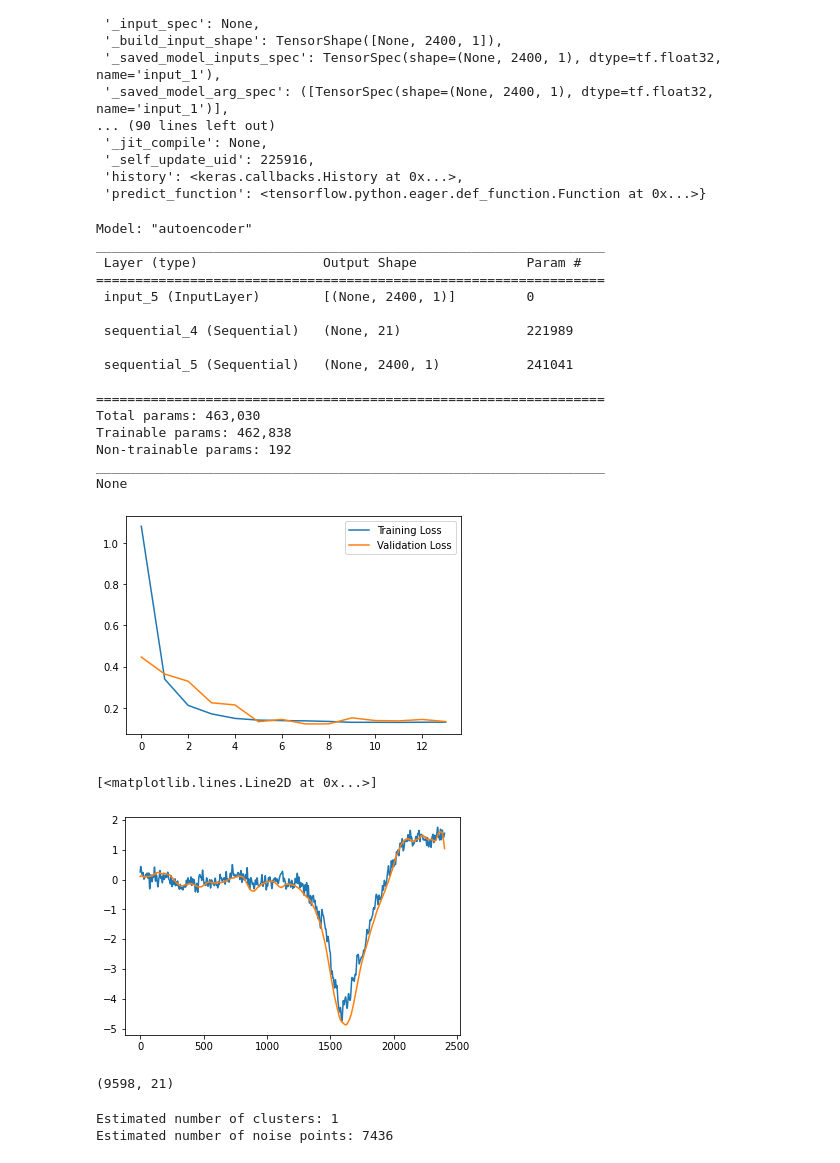
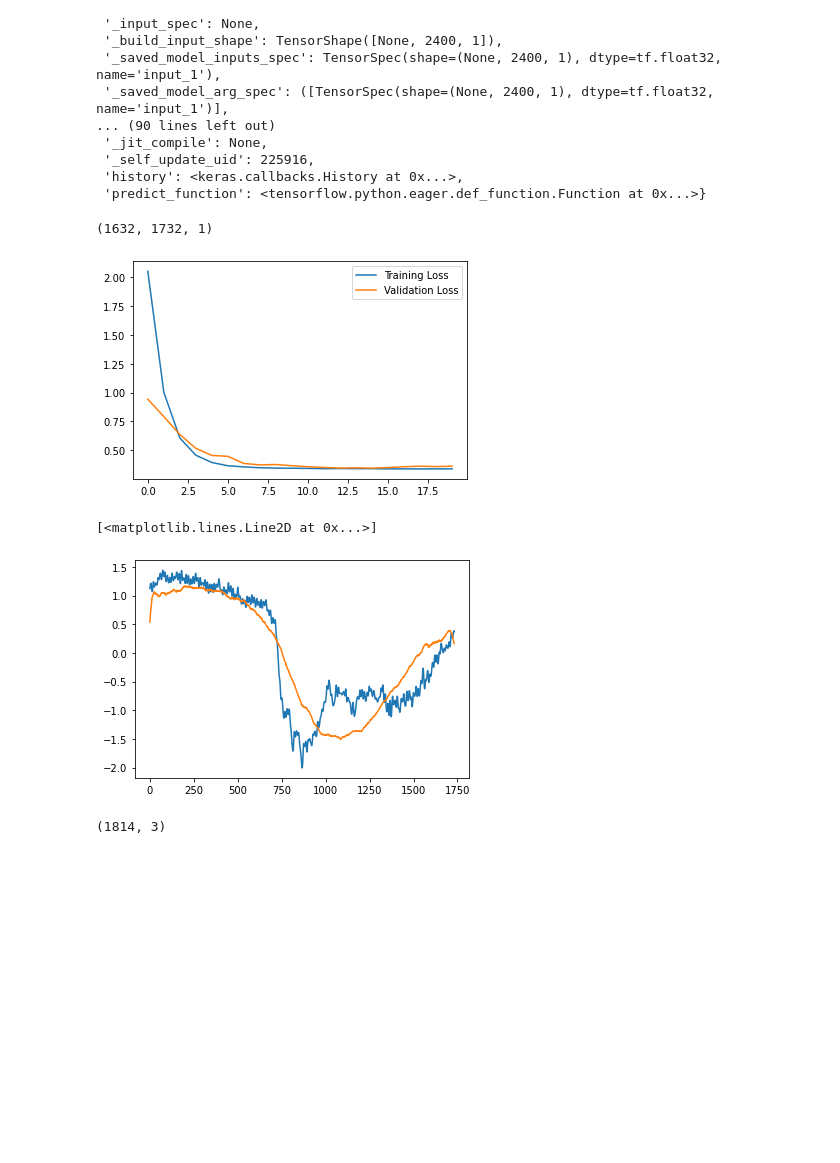
Before and after one commit to regevti/lfp_clustering, a Jupyter notebook: notebooks/autoencoder.ipynb, the cells around one changed output. Drawn from its saved outputs; the diff is of its cells as text; code cells hidden in the pictures; blank space fills up the shorter version.

```diff
--- a/notebooks/autoencoder.ipynb
+++ b/notebooks/autoencoder.ipynb
@@ -82,16 +28,6 @@ v, t = rd.read(i_start=int(2*3600*rd.fs), i_stop=int(2.5*3600*rd.fs))
 ## Train
 # %%
 # savemat('../output/annotation_set.mat', {'x_train': x_train, 'labels': labels})
-m = loadmat('../output/annotation_set.mat')
-x_train, labels = m['x_train'], m['labels']
+m = loadmat('/media/sil2/Data/regev/stellagama/annotation_set.mat')
+x_train, x_test, labels = m['x_train'], m['x_test'], m['labels']
+labels = np.char.strip(labels)
-# %%
-x_train, labels = build_annotation_set()
-x_train.shape
-# %%
-if len(x_train.shape) == 2:
-    x_train = x_train.reshape((*x_train.shape, 1))
-scaler = TimeSeriesScalerMeanVariance()
-x_train = scaler.fit_transform(x_train)
-x_train, x_test = train_test_split(x_train, test_size=0.1)
-print(f'Train set shape: {x_train.shape}')
-print(f'Test set shape: {x_test.shape}')
@@ -103,3 +34,6 @@ savemat('/media/sil2/Data/regev/stellagama/annotation_set.mat', {'x_train': x_tr
+# %%
+x_train = x_train[:, :1732, :]
+x_test = x_test[:, :1732, :]
 # %%
 def build_model(hp):
     kernel_size = hp.Int("kernel_size", min_value=7, max_value=57, step=5)
@@ -262,41 +144,29 @@ vars(best_model)
  '_self_update_uid': 225916,
  'history': <keras.callbacks.History at 0x...>,
  'predict_function': <tensorflow.python.eager.def_function.Function at 0x...>}
+# %%
+x_train.shape
+# %% [output]
+(1632, 1732, 1)
 # %%
-ae, encoder, _ = conv_ae(kernel_size=37, dropout_rate=0.5, latent_dim=21)
+ae, encoder, _ = conv_ae(kernel_size=27, dropout_rate=0.5, latent_dim=3)
 history = ae.fit(
     x_train,
     x_train,
     epochs=50,
-    batch_size=128,
+    batch_size=64,
     validation_split=0.2,
     verbose=0,
     callbacks=[
         keras.callbacks.EarlyStopping(monitor="val_loss", patience=5, mode="min")
     ],
 )
 plt.plot(history.history["loss"], label="Training Loss")
 plt.plot(history.history["val_loss"], label="Validation Loss")
 plt.legend()
 plt.show()
 # %% [output]
-Model: "autoencoder"
-_________________________________________________________________
- Layer (type)                Output Shape              Param #
-=================================================================
- input_5 (InputLayer)        [(None, 2400, 1)]         0
-
- sequential_4 (Sequential)   (None, 21)                221989
-
- sequential_5 (Sequential)   (None, 2400, 1)           241041
-
-=================================================================
-Total params: 463,030
-Trainable params: 462,838
-Non-trainable params: 192
-_________________________________________________________________
-None
-[figure, old version]
+[figure, new version]
 # %%
 i = 8
 x = x_test[i:i+1,:,:]
@@ -305,11 +175,11 @@ plt.plot(x.flatten())
 plt.plot(pred.flatten())
 # %% [output]
 [<matplotlib.lines.Line2D at 0x...>]
-[figure, old version]
+[figure, new version]
 # %%
 encoded_train = encoder.predict(x_train)
 encoded_test = encoder.predict(x_test)
 encoded = np.vstack([encoded_train, encoded_test])
 encoded.shape
 # %% [output]
-(9598, 21)
+(1814, 3)
@@ -319,14 +185,0 @@ encoded = enc_scaler.fit_transform(encoded)
-# %%
-from sklearn.cluster import DBSCAN
-
-db = DBSCAN(eps=1, min_samples=20).fit(encoded)
-labels = db.labels_
-# Number of clusters in labels, ignoring noise if present.
-n_clusters_ = len(set(labels)) - (1 if -1 in labels else 0)
-n_noise_ = list(labels).count(-1)
-
-print("Estimated number of clusters: %d" % n_clusters_)
-print("Estimated number of noise points: %d" % n_noise_)
-# %% [output]
-Estimated number of clusters: 1
-Estimated number of noise points: 7436
```
Also changed, not shown: parts of 21 cells of this notebook, 3 other files.
